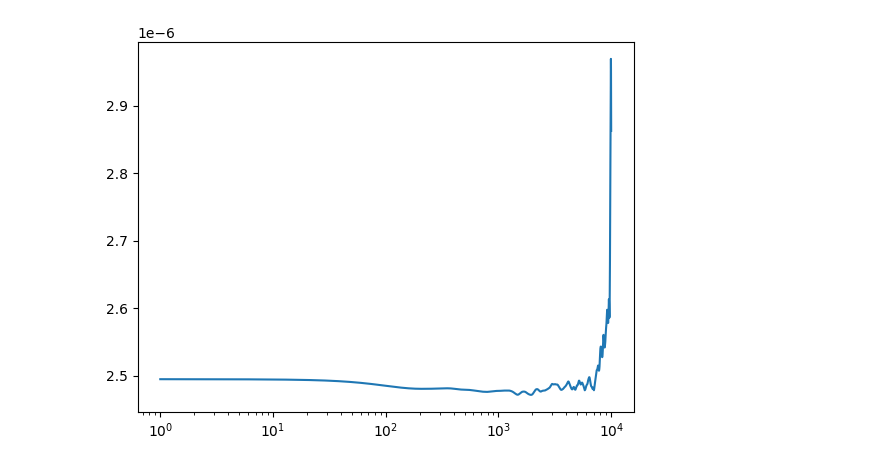
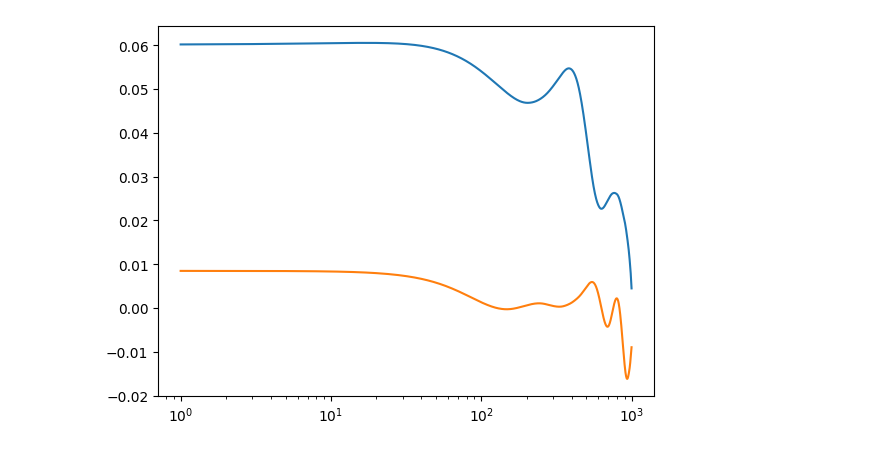
Before and after one commit to mmccraw98/notebooks-fall-25, a Jupyter notebook: 11/fixing-stress-tensor/local-test.ipynb, the cells around one changed output. Cells and saved outputs as stored; diff of their text form; code cells hidden in the pictures.

```diff
--- a/11/fixing-stress-tensor/local-test.ipynb
+++ b/11/fixing-stress-tensor/local-test.ipynb
@@ -4,7 +4,8 @@ from pydpmd.plot import draw_particles_frame
 import matplotlib.pyplot as plt
 import numpy as np
 # %%
-p = '/Users/marshallmccraw/Projects/yale/data/s-25/10-02-25/grace-data/disk-compression-diffusion/dynamics_0/'
+# p = '/Users/marshallmccraw/Projects/yale/data/s-25/10-02-25/grace-data/disk-compression-diffusion/dynamics_0/'
+p = '/home/mmccraw/dev/data/10-06-25/jamming/disk/jamming_0'
 data = dp.data.load(p, location=['final', 'init'])
 # %%
 draw_particles_frame(None, plt.gca(), data, 0, True, 'particle', 'viridis', None)
@@ -116,27 +134,31 @@ vel = data.vel.copy()
 box_size = data.box_size[0].copy()
 mass = data.mass.copy()
 
-
-
-delta_phi = 0.01
+delta_phi = -0.01
 phi = np.sum(np.pi * radii ** 2) / np.prod(box_size)
-new_box_size = np.sqrt(np.sum(np.pi * radii ** 2) / (phi + delta_phi)) * np.ones_like(box_size)
+phi = phi + delta_phi
+new_box_size = np.sqrt(np.sum(np.pi * radii ** 2) / (phi)) * np.ones_like(box_size)
 scale = new_box_size / box_size
 box_size *= scale
 pos *= scale
 # %%
 N_steps = 100000
-N_save_steps = 1000
+N_save_steps = 100000
 dt = 1e-2
 temp_target = 1e-4
-use_nvt = False
+use_nvt = True
+
+gamma = 0
+
+if use_nvt:
+    vel = np.random.normal(loc=0, scale=np.sqrt(temp_target), size=pos.shape)
 
 verlet_skin = 0.5
 verlet_cutoff = 2 * np.max(data.rad) * (1 + verlet_skin)
 displacement = np.zeros_like(data.rad)
 
 
-neighbors_i, neighbors_j = build_neighbor_list(pos, box_size, verlet_cutoff)
+neighbors_i, neighbors_j = build_neighbor_list(pos, box_size, verlet_cutoff, gamma * dt * 0)
 force, virial_stress, pe = compute_forces_numba(pos, radii, k, neighbors_i, neighbors_j, box_size)
 disp = np.zeros_like(radii)
 last_pos = pos.copy()
@@ -148,18 +170,20 @@ W_total = np.zeros((N_save_steps, 2, 2))
 t = np.zeros_like(pe_total)
 F = []
 R = []
+P = np.zeros((N_save_steps, pos.shape[0], pos.shape[1]))
+V = np.zeros((N_save_steps, pos.shape[0], pos.shape[1]))
 
 for i in range(N_steps):
     # update state
     vel += force * dt / (2 * mass[:, None])
     pos += vel * dt
-    force, virial_stress, pe = compute_forces_numba(pos, radii, k, neighbors_i, neighbors_j, box_size)
+    force, virial_stress, pe = compute_forces_numba(pos, radii, k, neighbors_i, neighbors_j, box_size, gamma * dt * i)
     vel += force * dt / (2 * mass[:, None])
 
     # update displacements and neighbors if needed
     disp = np.linalg.norm(pos - last_pos, axis=1)
     if np.any(disp > verlet_skin / 2.0):
-        neighbors_i, neighbors_j = build_neighbor_list(pos, box_size, verlet_cutoff)
+        neighbors_i, neighbors_j = build_neighbor_list(pos, box_size, verlet_cutoff, gamma * dt * i)
         last_pos = pos.copy()
 
     # log
@@ -176,10 +200,12 @@ for i in range(N_steps):
         W_total[i] = virial_stress.sum(axis=0).reshape(2, 2)
         K_total[i] = kinetic_stress.sum(axis=0).reshape(2, 2)
         # sigma = -(K + W) / np.prod(box_size)
-        _F, _R = compute_pairwise_force_matrix(pos, radii, k, neighbors_i, neighbors_j, box_size)
-        F.append(_F)
-        R.append(_R)
+        # _F, _R = compute_pairwise_force_matrix(pos, radii, k, neighbors_i, neighbors_j, box_size)
+        # F.append(_F)
+        # R.append(_R)
+        P[i] = pos
+        V[i] = vel
 
-    if use_nvt and i % 100 == 0:
+    if use_nvt and i % 10 == 0:
         ke = 0.5 * np.sum(mass[:, None] * vel ** 2)
         vel *= np.sqrt(temp_target * pos.shape[0] / ke)
@@ -191,12 +245,16 @@ f0 = np.array(F)
 # %%
 # W_acf, lags = calc_acf(W_total, t)
 # K_acf, lags = calc_acf(K_total, t)
-S_acf, lags = calc_acf((W_total + K_total) / np.prod(box_size), t)
+S_acf, lags = calc_acf((W_total + K_total), t)
+# S_acf_new, lags_new = calc_acf((W_total + K_total), t)
 # %%
-plt.plot(lags, (S_acf[:, 0, 0] + S_acf[:, 1, 1]) / 2)
+# plt.plot(lags, (S_acf[:, 0, 0] + S_acf[:, 1, 1]) / 2)
+plt.plot(lags, (S_acf[:, 0, 1] + S_acf[:, 1, 0]) / 2)
+plt.plot(lags_new, (S_acf_new[:, 0, 1] + S_acf_new[:, 1, 0]) / 2)
+# plt.plot(lags, (W_acf[:, 0, 1] + W_acf[:, 1, 0]) / 2)
 plt.xscale('log')
 # %% [output]
-[figure, old version]
+[figure, new version]
 # %%
 plt.plot(pe_total + ke_total)
 plt.plot(ke_total)
```
Also changed, not shown: parts of 9 cells of this notebook, 7 other files.
